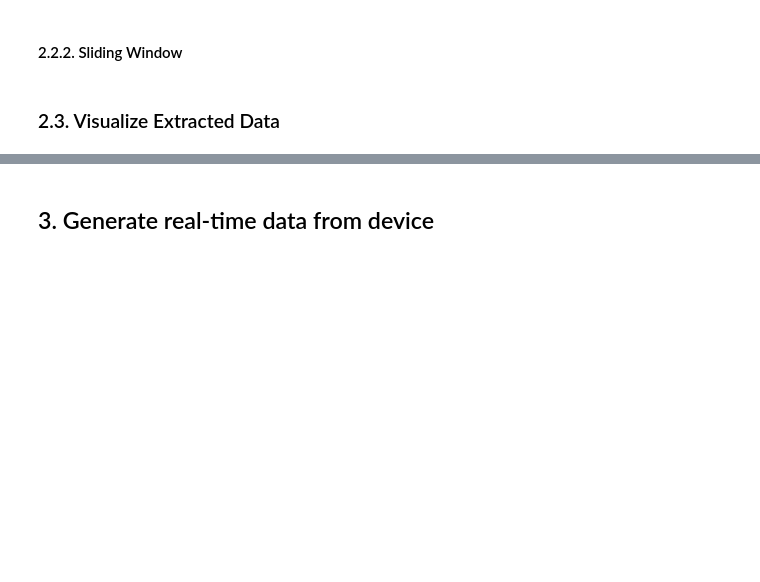
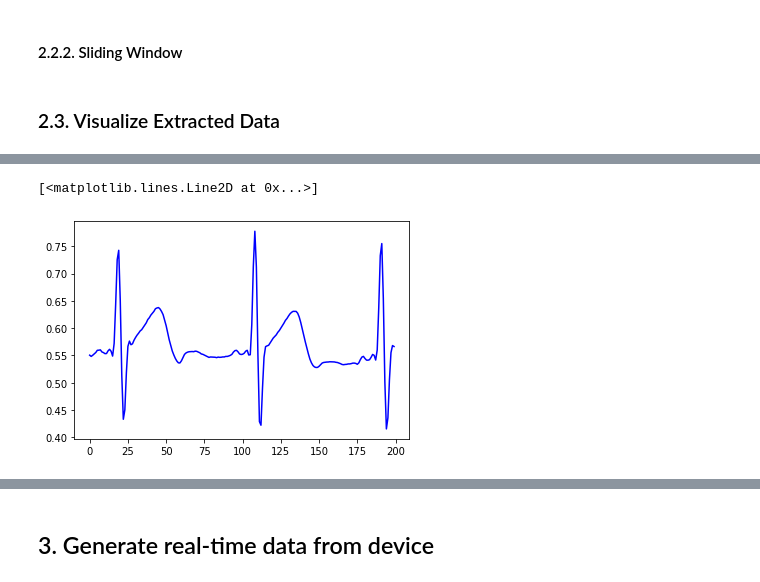
Before and after one commit to Ranma-2000/Final-Thesis, a Jupyter notebook: prepare_realtime_data.ipynb, the cells around one changed output, grey strips where cells are left out. Saved outputs shown, nothing was run; the diff lists cells and outputs as text; code cells hidden in the pictures; blank space fills up the shorter version.

```diff
--- a/prepare_realtime_data.ipynb
+++ b/prepare_realtime_data.ipynb
@@ -185,0 +242,5 @@ for beatid in [0,1,2,3,99,200,502]:
+# %%
+plt.plot(avg_signal[0:200], 'b')
+# %% [output]
+[<matplotlib.lines.Line2D at 0x...>]
+[figure, added]
```
Also changed, not shown: parts of 11 cells of this notebook.
